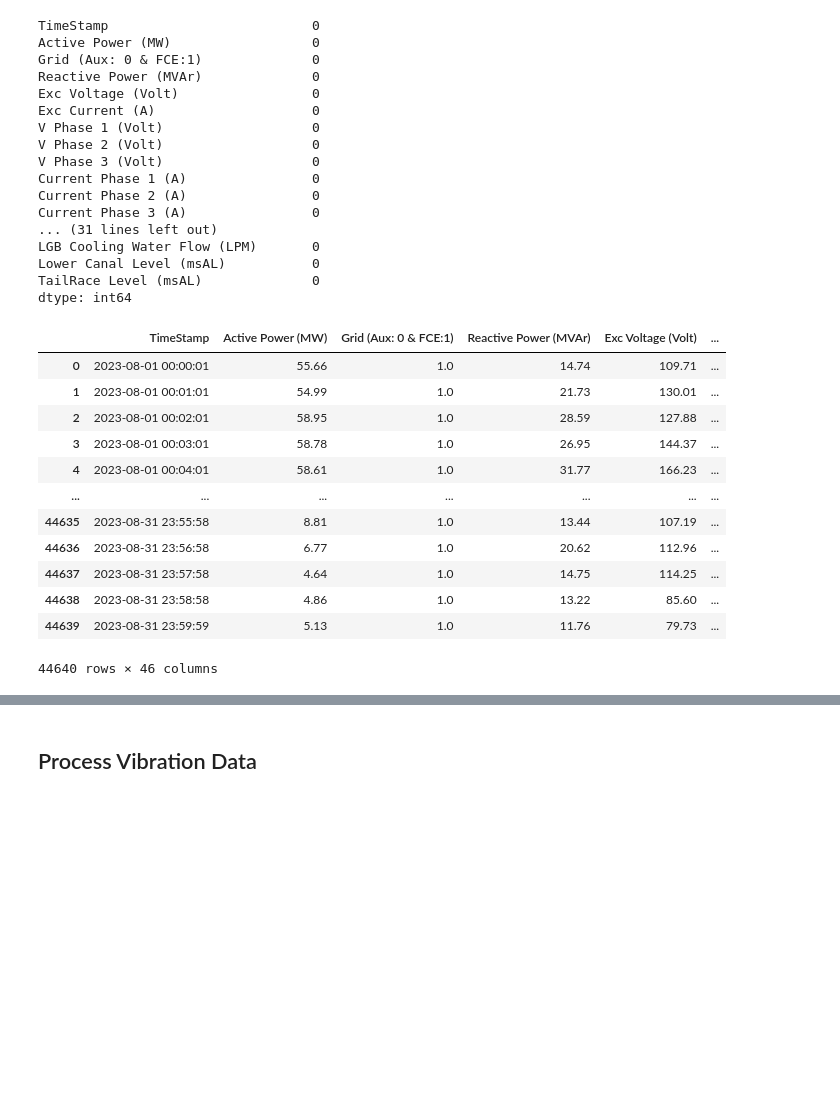
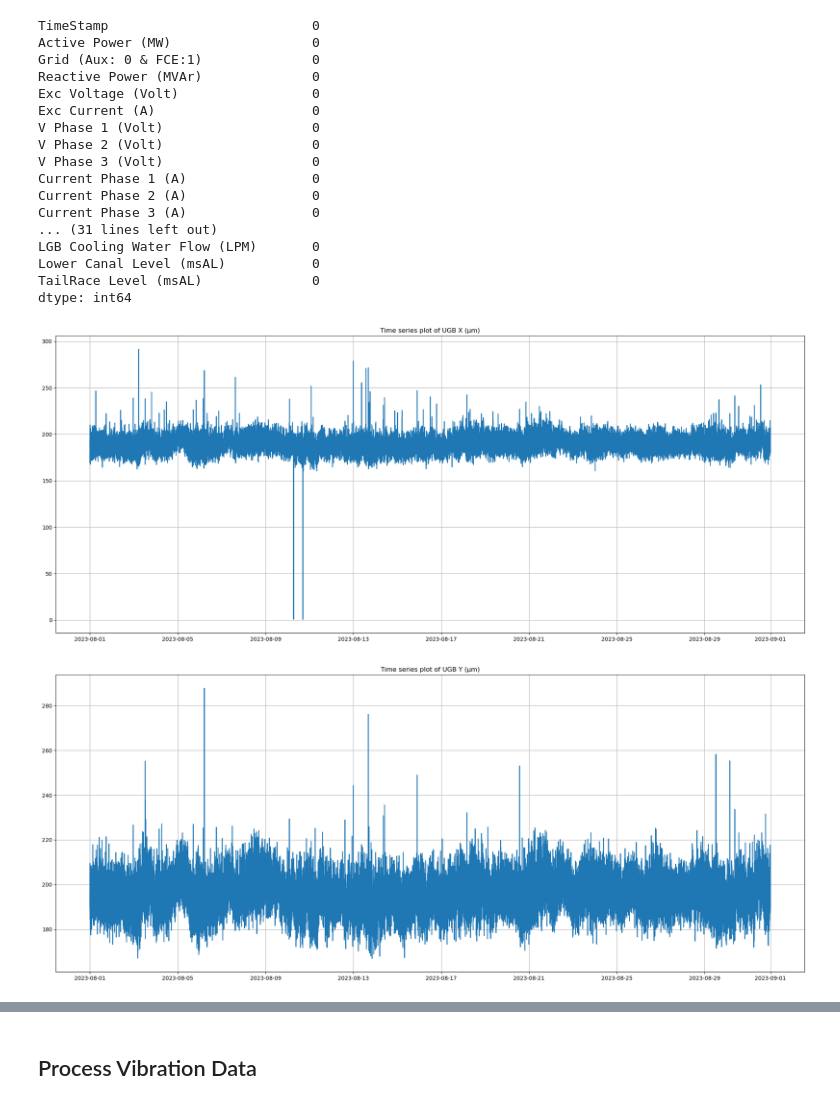
Before and after one commit to mekatronik-achmadi/Predict-CBM, a Jupyter notebook: Vale/TestOlahPy/preliminary_data_analysis/preliminary_data_analysis.ipynb, the cells around one changed output, grey strips where cells are left out. Drawn from its saved outputs; the diff is of its cells as text; code cells hidden in the pictures; blank space fills up the shorter version.

```diff
--- a/Vale/TestOlahPy/preliminary_data_analysis/preliminary_data_analysis.ipynb
+++ b/Vale/TestOlahPy/preliminary_data_analysis/preliminary_data_analysis.ipynb
@@ -44,22 +51,18 @@ LGB Cooling Water Flow (LPM)       0
 Lower Canal Level (msAL)           0
 TailRace Level (msAL)              0
 dtype: int64
-# %%
-# clear all column with NaN input
-db_data = db_data.dropna(axis=0)
-db_data = db_data.dropna(axis=1)
-db_data
-# %% [output]
-|  | TimeStamp | Active Power (MW) | Grid (Aux: 0 & FCE:1) | Reactive Power (MVAr) | Exc Voltage (Volt) | ... |
-| 0 | 2023-08-01 00:00:01 | 55.66 | 1.0 | 14.74 | 109.71 | ... |
-| 1 | 2023-08-01 00:01:01 | 54.99 | 1.0 | 21.73 | 130.01 | ... |
-| 2 | 2023-08-01 00:02:01 | 58.95 | 1.0 | 28.59 | 127.88 | ... |
-| 3 | 2023-08-01 00:03:01 | 58.78 | 1.0 | 26.95 | 144.37 | ... |
-| 4 | 2023-08-01 00:04:01 | 58.61 | 1.0 | 31.77 | 166.23 | ... |
-| ... | ... | ... | ... | ... | ... | ... |
-| 44635 | 2023-08-31 23:55:58 | 8.81 | 1.0 | 13.44 | 107.19 | ... |
-| 44636 | 2023-08-31 23:56:58 | 6.77 | 1.0 | 20.62 | 112.96 | ... |
-| 44637 | 2023-08-31 23:57:58 | 4.64 | 1.0 | 14.75 | 114.25 | ... |
-| 44638 | 2023-08-31 23:58:58 | 4.86 | 1.0 | 13.22 | 85.60 | ... |
-| 44639 | 2023-08-31 23:59:59 | 5.13 | 1.0 | 11.76 | 79.73 | ... |
-44640 rows × 46 columns
+# %%
+# plot time series of data
+def plot_time_series(time_data, value_data):
+    fig =  plt.figure(figsize=(25,10))
+    ax = fig.add_subplot(111)
+    ax.plot(time_data, value_data)
+    ax.set_title("Time series plot of " + value_data.name)
+    plt.grid()
+    plt.show()
+
+plot_time_series(db_data['TimeStamp'], db_data['UGB X (µm)'])
+plot_time_series(db_data['TimeStamp'], db_data['UGB Y (µm)'])
+# %% [output]
+[figure, added]
+[figure, added]
```
Also changed, not shown: parts of 10 cells of this notebook, 1 other file.
